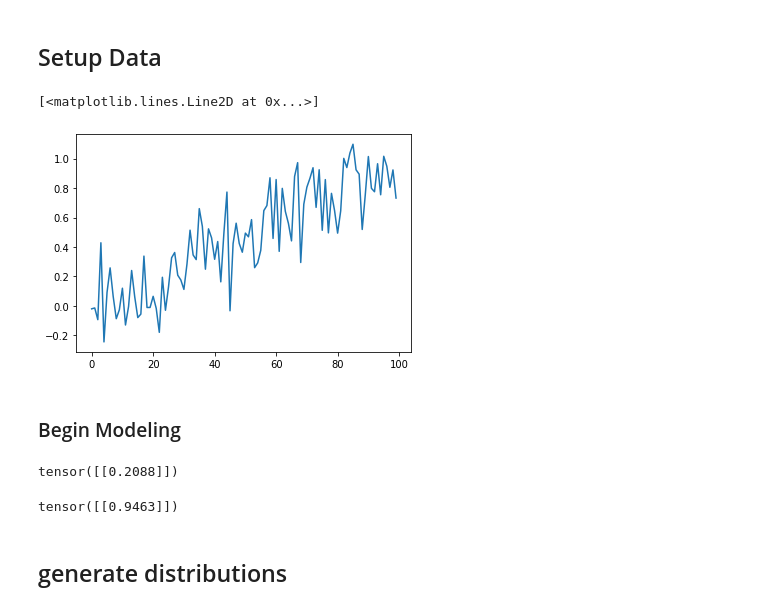
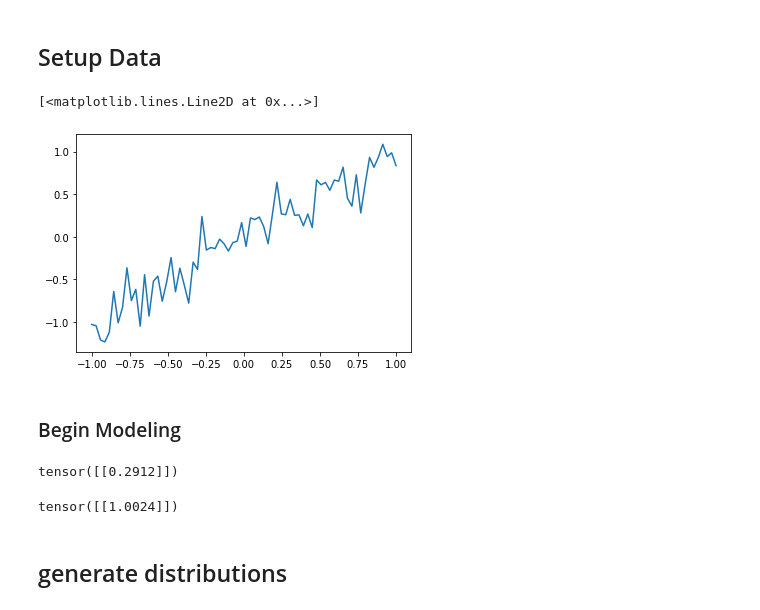
Before and after one commit to g-benton/hessian-eff-dim, a Jupyter notebook: experiments/blr/simple_plot.ipynb, the cells around one changed output. Cells and saved outputs as stored; diff of their text form; code cells hidden in the pictures.

```diff
--- a/experiments/blr/simple_plot.ipynb
+++ b/experiments/blr/simple_plot.ipynb
@@ -15,8 +15,8 @@ def in_term(phi, sig, s_0):
 # %% [markdown]
 ## Setup Data
 # %%
-nx = 100
-x = torch.linspace(0, 1, nx).unsqueeze(-1)
+nx = 70
+x = torch.linspace(-1, 1, nx).unsqueeze(-1)
 phi = x
 
 alpha = torch.tensor([1., 2.])
@@ -25,10 +25,10 @@ y = x + torch.randn(nx, 1)*0.2
 # %%
 prior_cov = sig
 # %%
-plt.plot(y)
+plt.plot(x, y)
 # %% [output]
 [<matplotlib.lines.Line2D at 0x...>]
-[figure, old version]
+[figure, new version]
 # %% [markdown]
 ### Begin Modeling
 # %%
@@ -37,13 +37,13 @@ post_var = sig * inverse_
 # %%
 post_var
 # %% [output]
-tensor([[0.2088]])
+tensor([[0.2912]])
 # %%
 post_mean = inverse_.matmul(x.t().matmul(y))
 # %%
 post_mean
 # %% [output]
-tensor([[0.9463]])
+tensor([[1.0024]])
 # %% [markdown]
 ## generate distributions
 # %%
```
Also changed, not shown: parts of 4 cells of this notebook, 4 other files.
